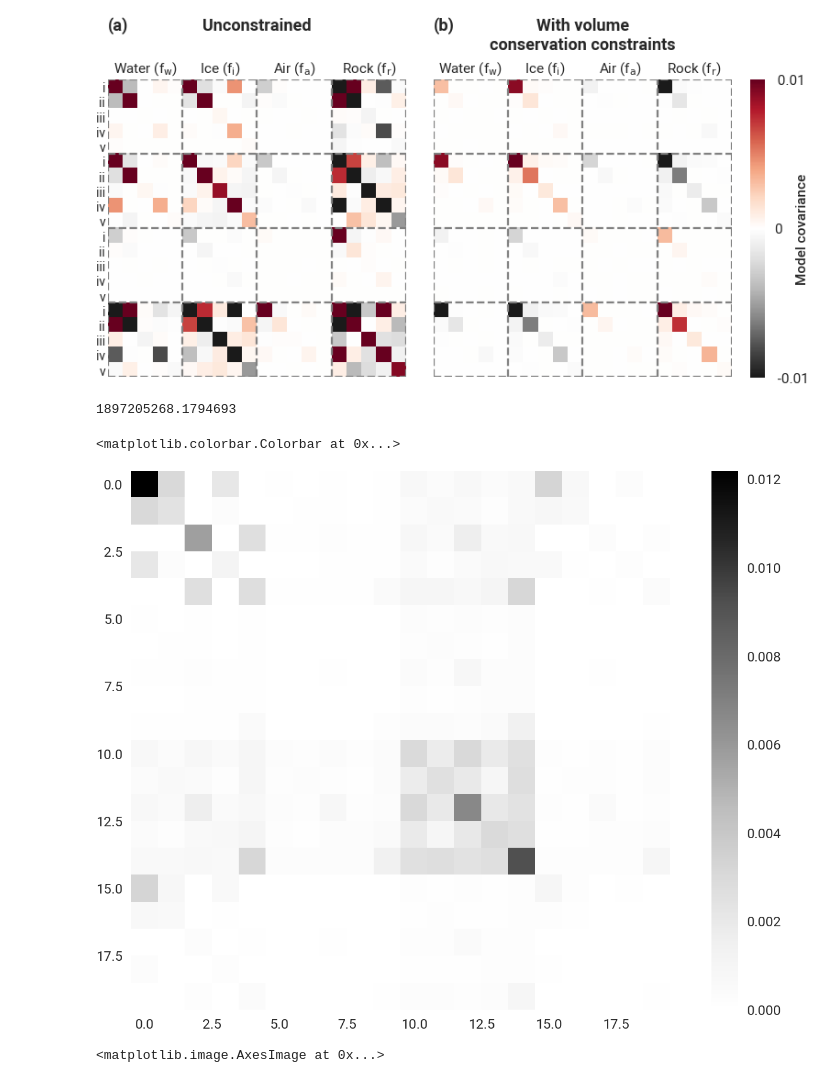
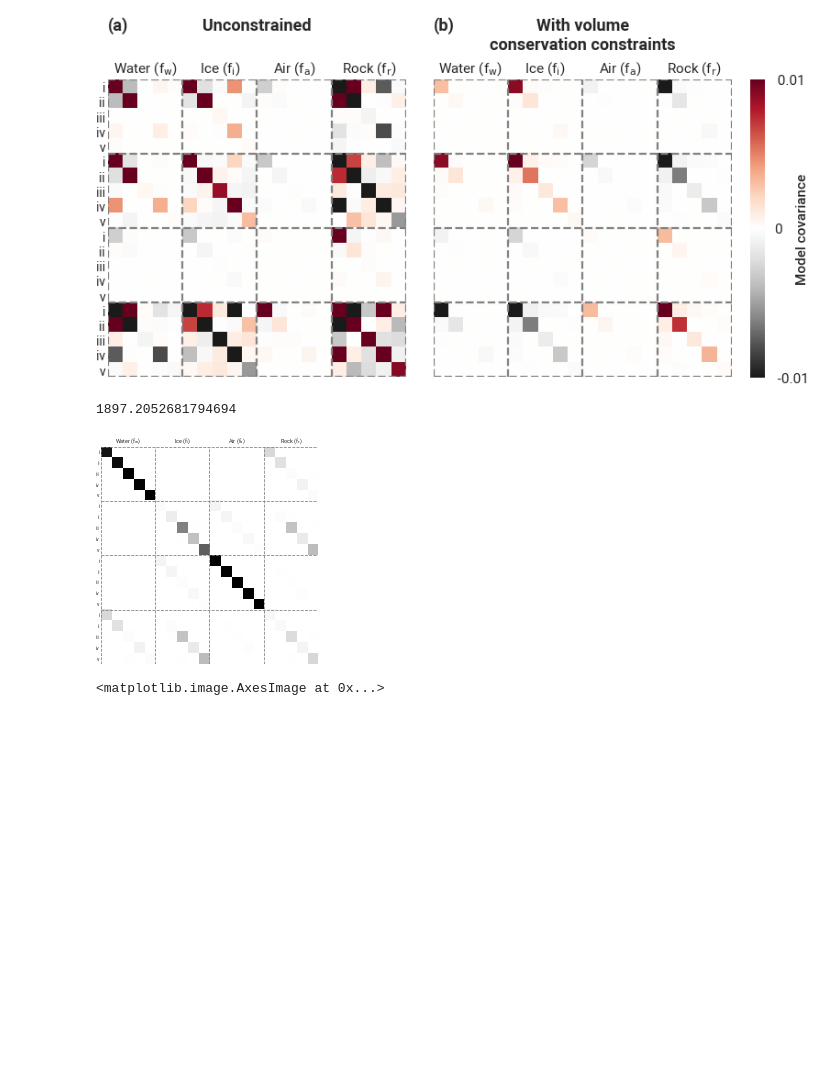
Before and after one commit to florian-wagner/four-phase-inversion, a Jupyter notebook: syn_cases/layered/8_plot_matrix.ipynb, the cells around one changed output. Cells and saved outputs as stored; diff of their text form; code cells hidden in the pictures; blank space fills up the shorter version.

```diff
--- a/syn_cases/layered/8_plot_matrix.ipynb
+++ b/syn_cases/layered/8_plot_matrix.ipynb
@@ -91,19 +91,55 @@ cbar.set_label(label="Model covariance", labelpad=-5, fontweight="semibold")
 #fig.savefig("../../manuscripts/1_theory_and_implementation/Fig3_one_column.pdf")
 # %% [output]
 [figure]
-# %%
-JTJ = J.T @ J
-lam = 1000 * np.median(np.diag(JTJ))#/10
-print(lam)
-R = np.linalg.inv(JTJ + lam * np.identity(len(JTJ))) @ JTJ
-#R /= np.abs(R).max()
-plt.figure(dpi=300)
-plt.imshow(R, vmin=0, cmap="Greys")
-plt.colorbar()
-# %% [output]
-1897205268.1794693
-<matplotlib.colorbar.Colorbar at 0x...>
-[figure, removed]
+# %%
+JTJ = J.T @ J
+lam = 0.001 * np.median(np.diag(JTJ))#/10
+print(lam)
+R = np.linalg.inv(JTJ + lam * np.identity(len(JTJ))) @ JTJ
+#R /= np.abs(R).max()
+
+minv, maxv = 0, 1
+fig, ax = plt.subplots()
+im = ax.imshow(R, cmap="Greys", vmin=minv, vmax=maxv)
+ax.set_aspect("equal")
+ticks = np.linspace(-0.5, 4*n -0.5, 5)
+ax.set_xticks(ticks)
+ax.set_yticks(ticks)
+
+ax.set_xlim(-0.5, 4*n - 0.5)
+ax.set_ylim(-0.5, 4*n - 0.5)
+
+ax.invert_yaxis()
+ax.xaxis.tick_top()
+
+minorLocator = FixedLocator(ticks[:-1] + n/2)
+subMinorLocator = FixedLocator(np.arange(4*n))
+majorFormatter = NullFormatter()
+ax.xaxis.set_minor_locator(minorLocator)
+ax.xaxis.set_major_formatter(majorFormatter)
+
+ax.yaxis.set_minor_locator(subMinorLocator)
+ax.yaxis.set_major_formatter(majorFormatter)
+
+labels = ["Water", "Ice", "Air","Rock"]
+long_labels = [r"%s (f$_{\rm %s}$)" % (lab, x) for lab, x in zip(labels, "wiar")]
+ylabs = ["i", "ii", "iii", "iv", "v"] * 4
+ax.set_xticklabels(long_labels,minor=True)
+ax.set_yticklabels(ylabs, minor=True, fontsize=5)
+
+ax.tick_params(axis='x', which='minor')#, top=False)
+ax.tick_params(axis='y', which='minor')#, left=False)
+
+ax.grid(which="major", color="0.5", linestyle='--')
+
+cbar = fig.colorbar(im, orientation="vertical", cax=cax, pad=0)#, extend="both")
+cbar.set_ticks([minv, 0, maxv])
+cbar.set_ticklabels([" %.2f" % minv, "0", " %.2f" % maxv])
+cbar.set_label(label="Model covariance", labelpad=-5, fontweight="semibold")
+fig.savefig("R.png")
+# %% [output]
+1897.2052681794694
+[figure, added]
 # %%
 plt.imshow(MCM / colsum, cmap="RdBu_r")
 # %% [output]
```
Also changed, not shown: 5 other files.
